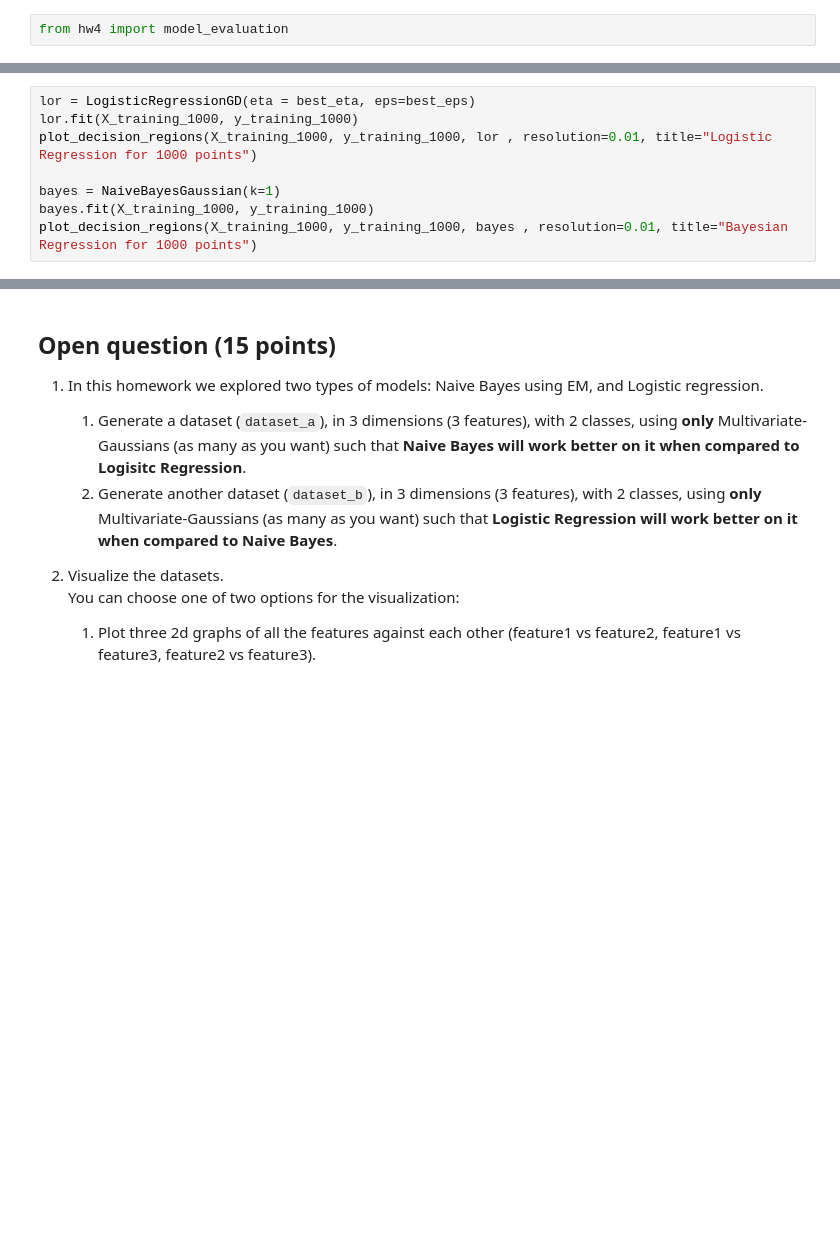
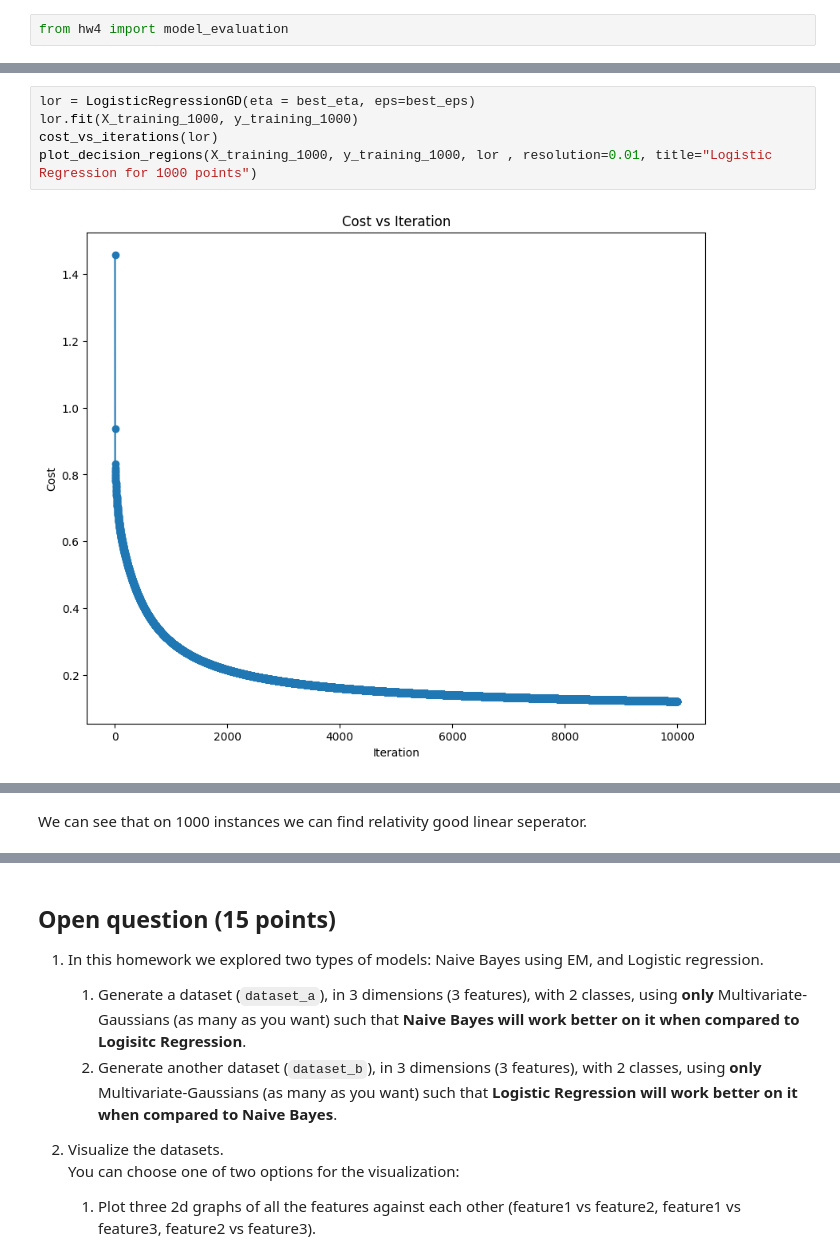
Before and after one commit to liel109/Machine-Learning, a Jupyter notebook: Hw-4/hwa4.ipynb, the cells around one changed output, grey strips where cells are left out. Saved outputs shown, nothing was run; the diff lists cells and outputs as text; blank space fills up the shorter version.

```diff
--- a/Hw-4/hwa4.ipynb
+++ b/Hw-4/hwa4.ipynb
@@ -374,8 +437,7 @@ model_evaluation(X_training_1000, y_training_1000, X_test_500, y_test_500, 1, be
 # %%
 lor = LogisticRegressionGD(eta = best_eta, eps=best_eps)
 lor.fit(X_training_1000, y_training_1000)
+cost_vs_iterations(lor)
 plot_decision_regions(X_training_1000, y_training_1000, lor , resolution=0.01, title="Logistic Regression for 1000 points")
-
-bayes = NaiveBayesGaussian(k=1)
-bayes.fit(X_training_1000, y_training_1000)
-plot_decision_regions(X_training_1000, y_training_1000, bayes , resolution=0.01, title="Bayesian Regression for 1000 points")
+# %% [output]
+[figure, added]
@@ -381,0 +445,2 @@ plot_decision_regions(X_training_1000, y_training_1000, bayes , resolution=0.01,
+# %% [markdown]
+We can see that on 1000 instances we can find relativity good linear seperator.
```
Also changed, not shown: parts of 23 cells of this notebook, 2 other files.
